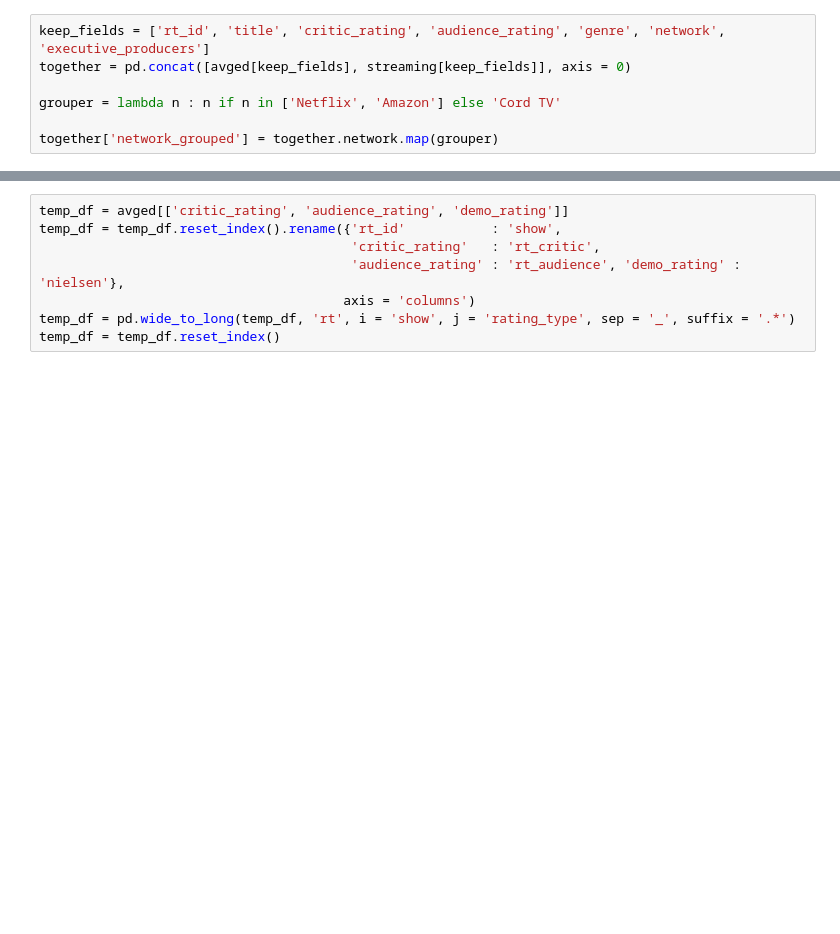
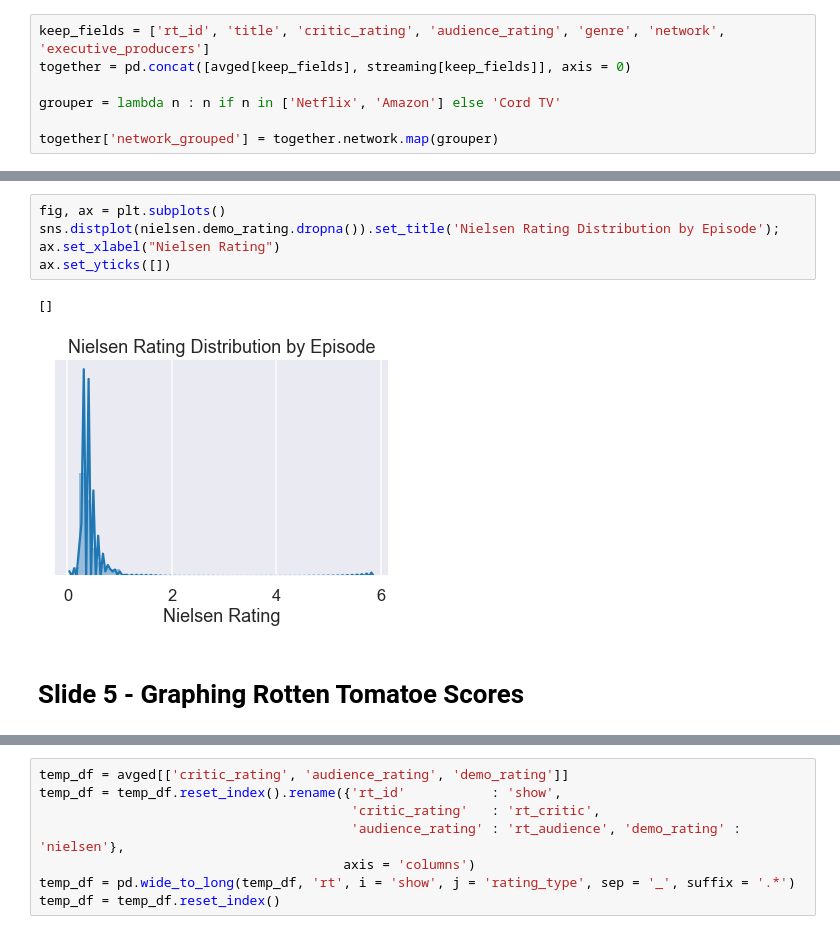
Before and after one commit to rcharan/tvshows, a Jupyter notebook: analysis.ipynb, the cells around one changed output, grey strips where cells are left out. Saved outputs shown, nothing was run; the diff lists cells and outputs as text; blank space fills up the shorter version.

```diff
--- a/analysis.ipynb
+++ b/analysis.ipynb
@@ -77,0 +142,10 @@ together['network_grouped'] = together.network.map(grouper)
+# %%
+fig, ax = plt.subplots()
+sns.distplot(nielsen.demo_rating.dropna()).set_title('Nielsen Rating Distribution by Episode');
+ax.set_xlabel("Nielsen Rating")
+ax.set_yticks([])
+# %% [output]
+[]
+[figure, added]
+# %% [markdown]
+# Slide 5 - Graphing Rotten Tomatoe Scores
```
Also changed, not shown: parts of 30 cells of this notebook.
